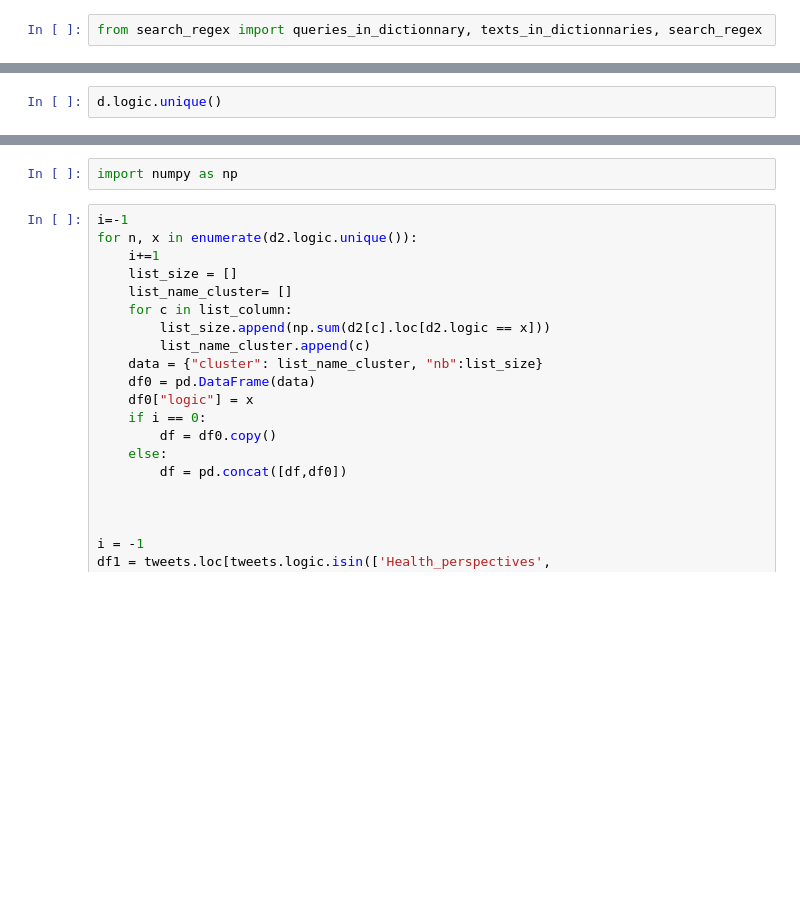
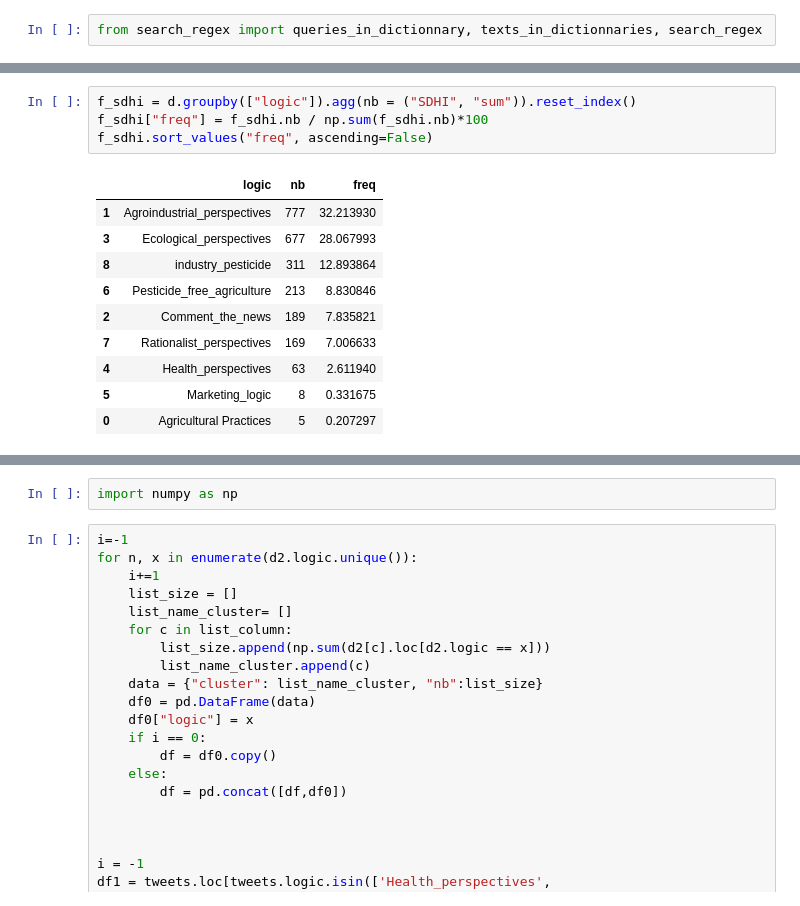
Before and after one commit to luneauaymeric/pesticides_bertopic, a Jupyter notebook: industry/20260116_search_cluster.ipynb, the cells around one changed output, grey strips where cells are left out. Saved outputs shown, nothing was run; the diff lists cells and outputs as text; blank space fills up the shorter version.

```diff
--- a/industry/20260116_search_cluster.ipynb
+++ b/industry/20260116_search_cluster.ipynb
@@ -219,2 +370,15 @@ d1_industry
 # %%
-d.logic.unique()
+f_sdhi = d.groupby(["logic"]).agg(nb = ("SDHI", "sum")).reset_index()
+f_sdhi["freq"] = f_sdhi.nb / np.sum(f_sdhi.nb)*100
+f_sdhi.sort_values("freq", ascending=False)
+# %% [output]
+|  | logic | nb | freq |
+| 1 | Agroindustrial_perspectives | 777 | 32.213930 |
+| 3 | Ecological_perspectives | 677 | 28.067993 |
+| 8 | industry_pesticide | 311 | 12.893864 |
+| 6 | Pesticide_free_agriculture | 213 | 8.830846 |
+| 2 | Comment_the_news | 189 | 7.835821 |
+| 7 | Rationalist_perspectives | 169 | 7.006633 |
+| 4 | Health_perspectives | 63 | 2.611940 |
+| 5 | Marketing_logic | 8 | 0.331675 |
+| 0 | Agricultural Practices | 5 | 0.207297 |
```
Also changed, not shown: parts of 41 cells of this notebook, 2 other files.
